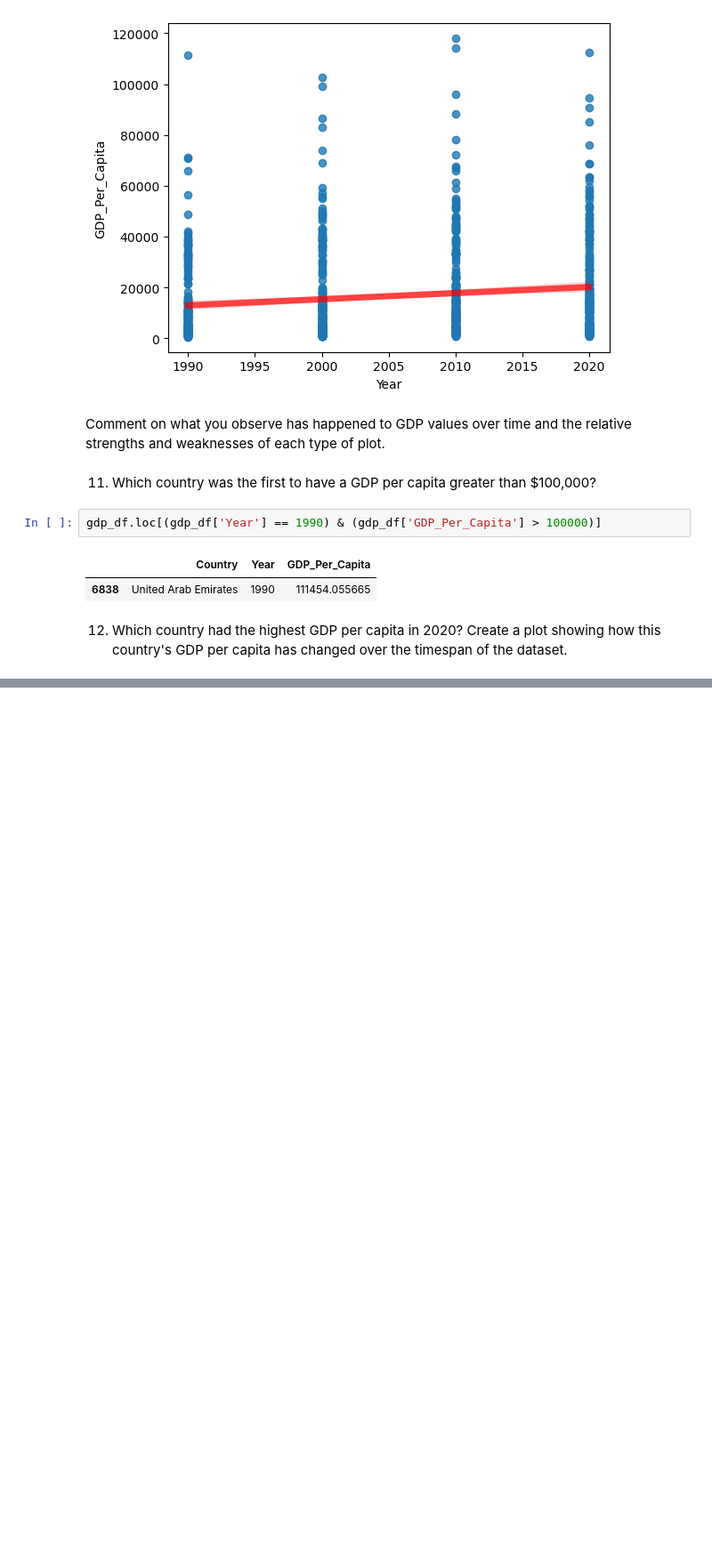
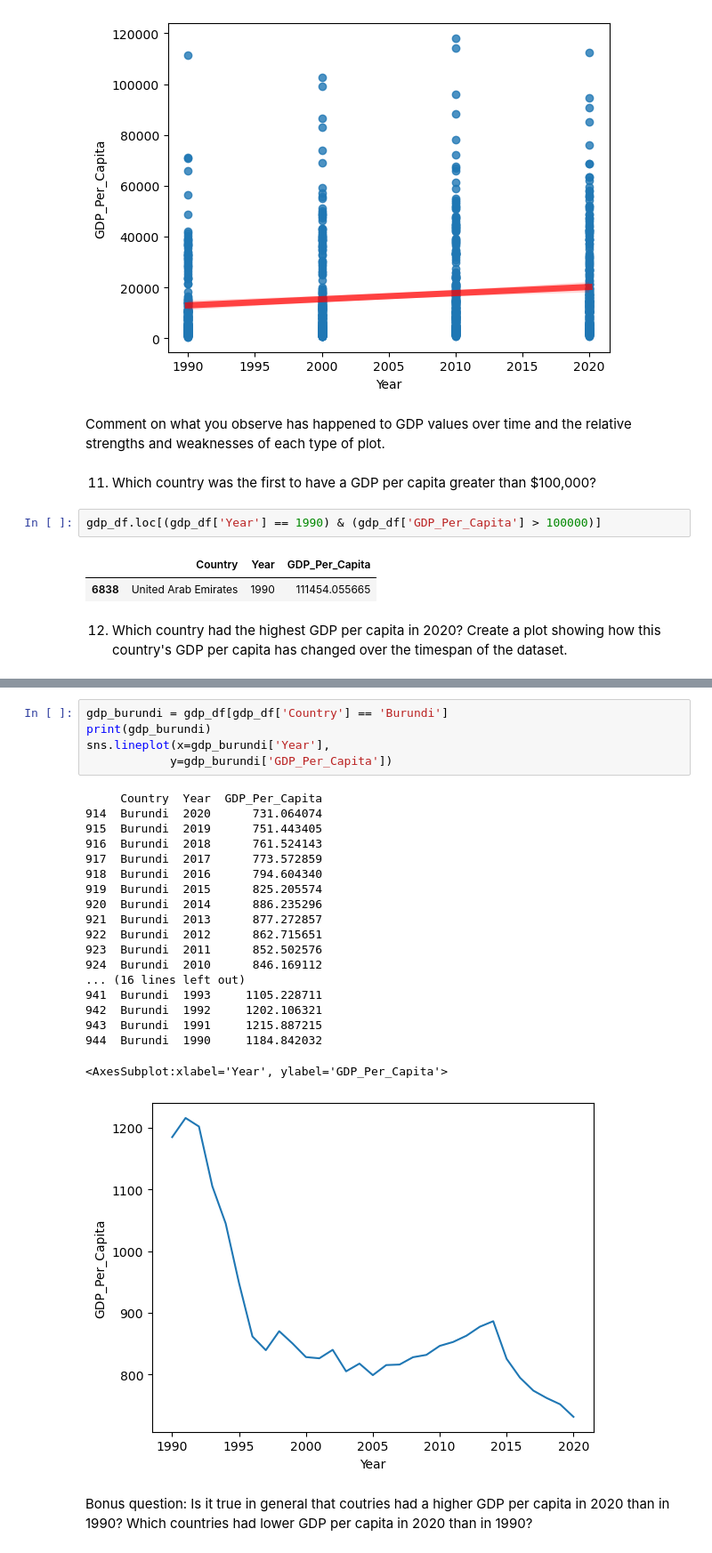
Before and after one commit to scost46/gdp-and-internet-usage-scost46, a Jupyter notebook: notebook/UN_Project.ipynb, the cells around one changed output, grey strips where cells are left out. Shown: that part at 89% size. Drawn from its saved outputs; the diff is of its cells as text; blank space fills up the shorter version.

```diff
--- a/notebook/UN_Project.ipynb
+++ b/notebook/UN_Project.ipynb
@@ -227,0 +242,27 @@ plt.show()
+# %%
+gdp_burundi = gdp_df[gdp_df['Country'] == 'Burundi']
+print(gdp_burundi)
+sns.lineplot(x=gdp_burundi['Year'],
+            y=gdp_burundi['GDP_Per_Capita'])
+# %% [output]
+     Country  Year  GDP_Per_Capita
+914  Burundi  2020      731.064074
+915  Burundi  2019      751.443405
+916  Burundi  2018      761.524143
+917  Burundi  2017      773.572859
+918  Burundi  2016      794.604340
+919  Burundi  2015      825.205574
+920  Burundi  2014      886.235296
+921  Burundi  2013      877.272857
+922  Burundi  2012      862.715651
+923  Burundi  2011      852.502576
+924  Burundi  2010      846.169112
+... (16 lines left out)
+941  Burundi  1993     1105.228711
+942  Burundi  1992     1202.106321
+943  Burundi  1991     1215.887215
+944  Burundi  1990     1184.842032
+<AxesSubplot:xlabel='Year', ylabel='GDP_Per_Capita'>
+[figure, added]
+# %% [markdown]
+Bonus question: Is it true in general that coutries had a higher GDP per capita in 2020 than in 1990? Which countries had lower GDP per capita in 2020 than in 1990?
```
Also changed, not shown: parts of 17 cells of this notebook.
